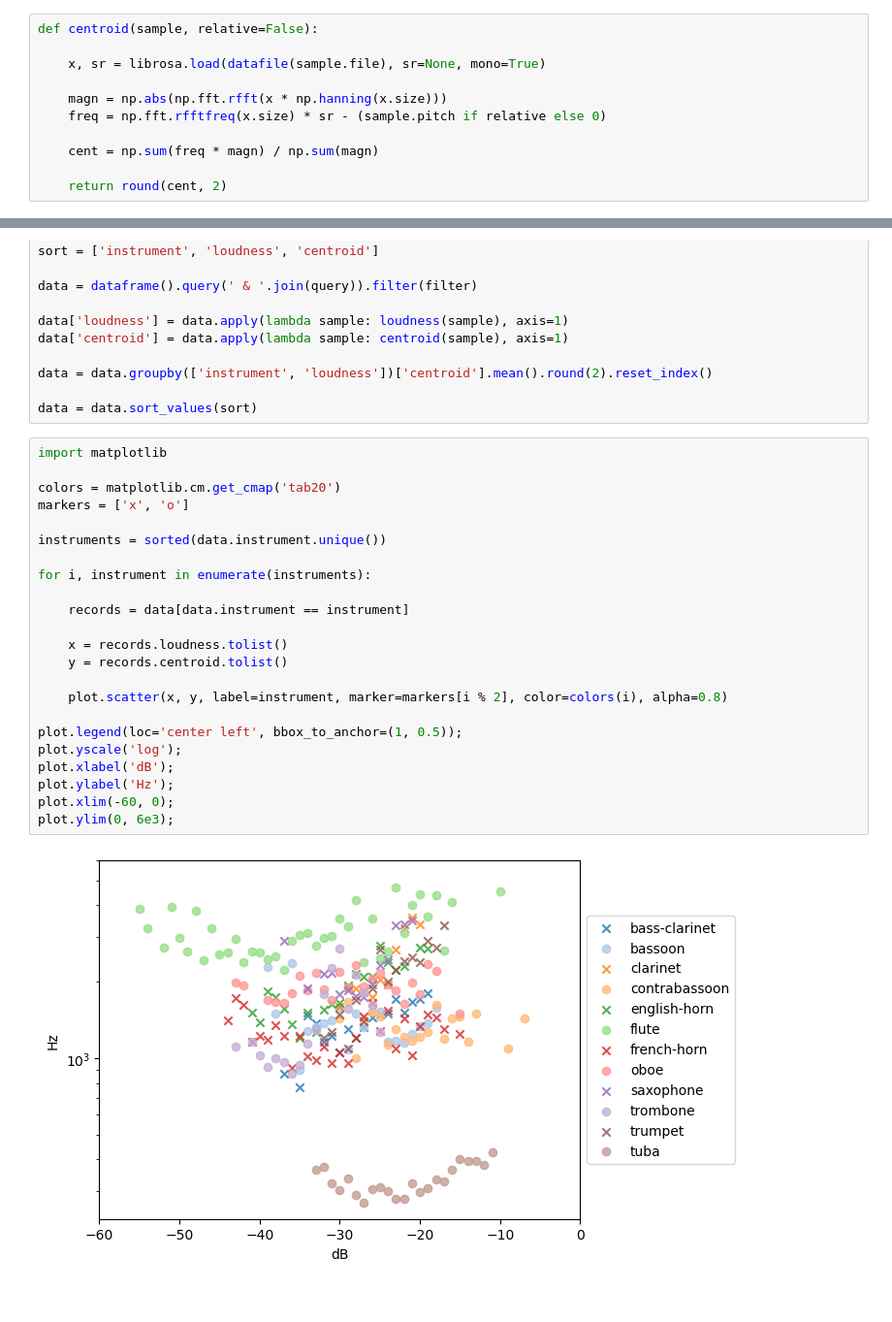
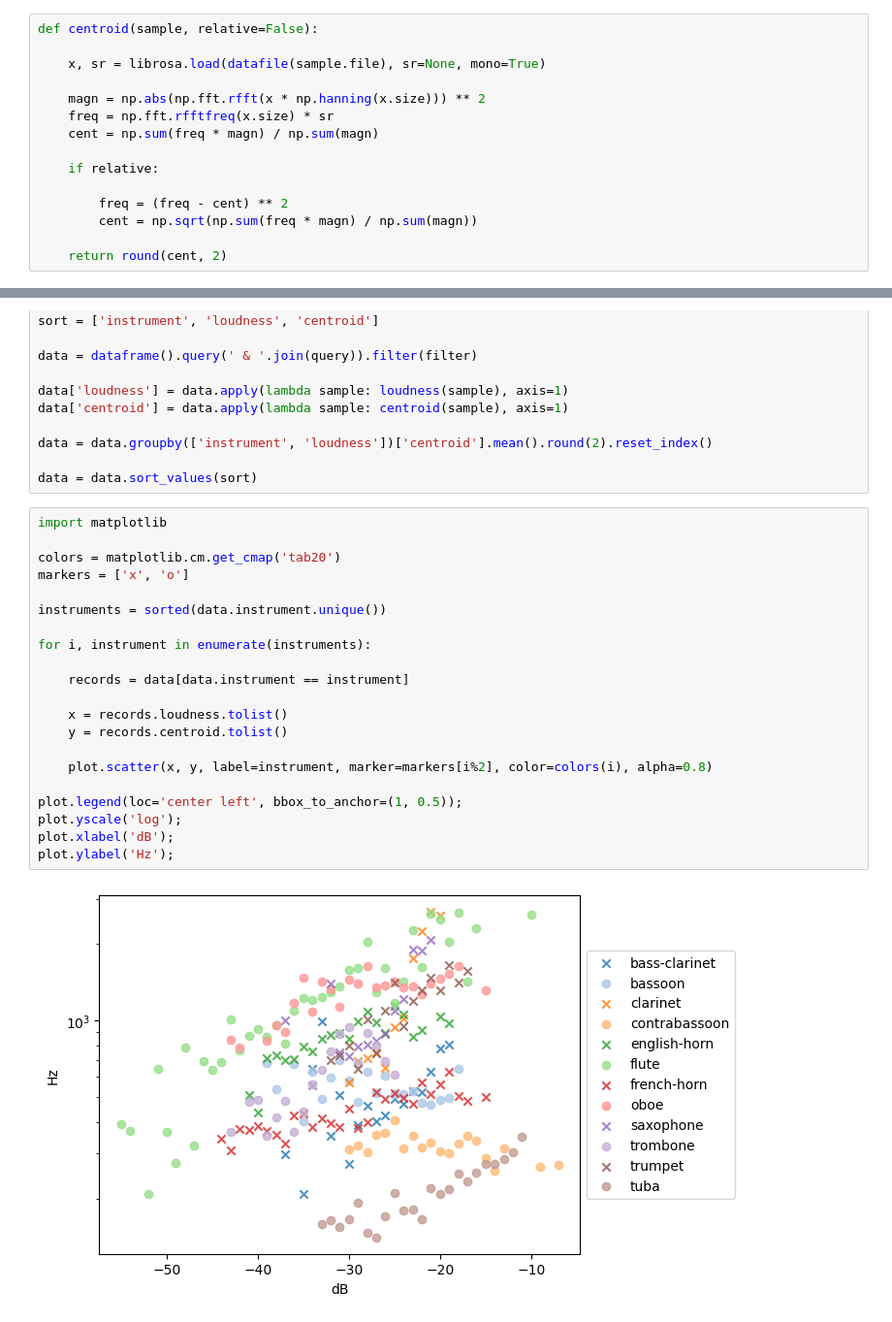
Before and after one commit to jurihock/philharmonia, a Jupyter notebook: notebooks/centroid.ipynb, the cells around one changed output, grey strips where cells are left out. Shown at 97% size. Drawn from its saved outputs; the diff is of its cells as text.

```diff
--- a/notebooks/centroid.ipynb
+++ b/notebooks/centroid.ipynb
@@ -36,11 +36,15 @@ def centroid(sample, relative=False):
 
     x, sr = librosa.load(datafile(sample.file), sr=None, mono=True)
 
-    magn = np.abs(np.fft.rfft(x * np.hanning(x.size)))
-    freq = np.fft.rfftfreq(x.size) * sr - (sample.pitch if relative else 0)
-
+    magn = np.abs(np.fft.rfft(x * np.hanning(x.size))) ** 2
+    freq = np.fft.rfftfreq(x.size) * sr
     cent = np.sum(freq * magn) / np.sum(magn)
 
+    if relative:
+
+        freq = (freq - cent) ** 2
+        cent = np.sqrt(np.sum(freq * magn) / np.sum(magn))
+
     return round(cent, 2)
 # %%
 query = [
@@ -63,28 +67,26 @@ data = data.sort_values(sort)
 # %%
 import matplotlib
 
 colors = matplotlib.cm.get_cmap('tab20')
 markers = ['x', 'o']
 
 instruments = sorted(data.instrument.unique())
 
 for i, instrument in enumerate(instruments):
 
     records = data[data.instrument == instrument]
 
     x = records.loudness.tolist()
     y = records.centroid.tolist()
 
-    plot.scatter(x, y, label=instrument, marker=markers[i % 2], color=colors(i), alpha=0.8)
+    plot.scatter(x, y, label=instrument, marker=markers[i%2], color=colors(i), alpha=0.8)
 
 plot.legend(loc='center left', bbox_to_anchor=(1, 0.5));
 plot.yscale('log');
 plot.xlabel('dB');
 plot.ylabel('Hz');
-plot.xlim(-60, 0);
-plot.ylim(0, 6e3);
 # %% [output]
-[figure, old version]
+[figure, new version]
 # %%
 display.HTML(data.to_html())
 # %% [output]
```
Also changed, not shown: parts of 3 cells of this notebook.
